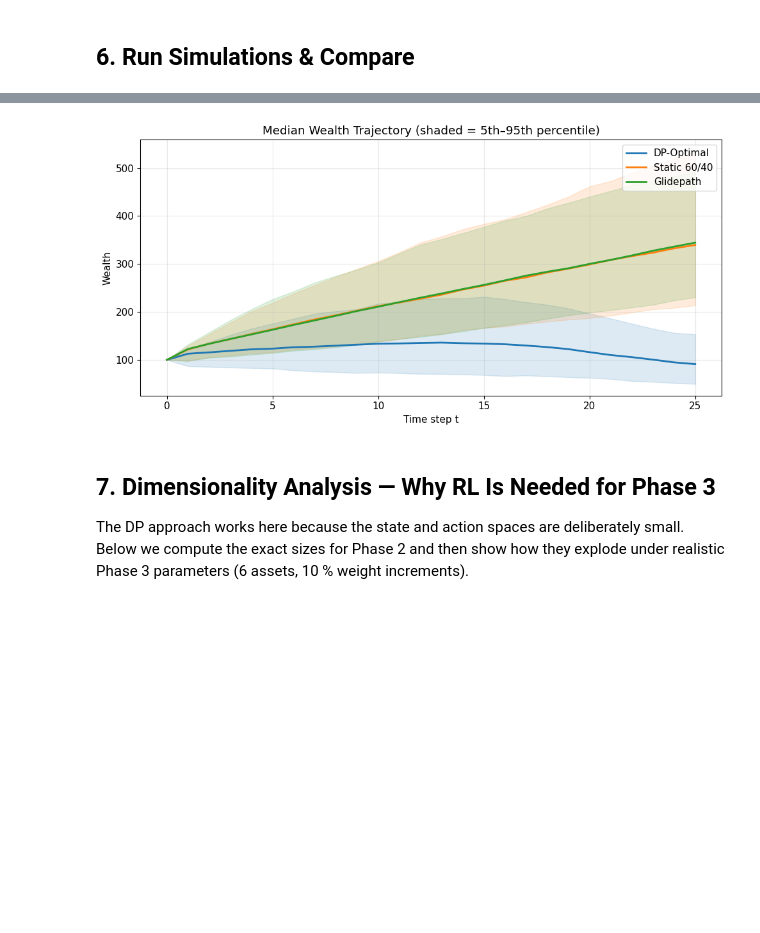
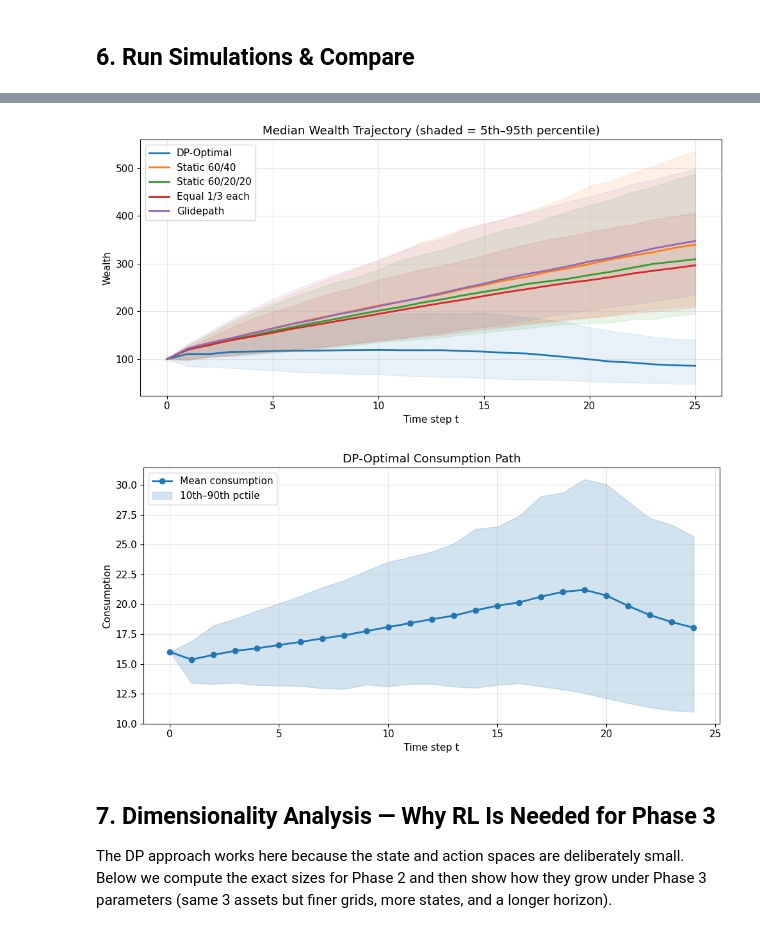
Before and after one commit to yuxiang-jack-zhang/CME241, a Jupyter notebook: project/phase2.ipynb, the cells around one changed output, grey strips where cells are left out. Drawn from its saved outputs; the diff is of its cells as text; code cells hidden in the pictures; blank space fills up the shorter version.

Commit message:
add phase 2 for project

```diff
--- a/project/phase2.ipynb
+++ b/project/phase2.ipynb
@@ -370,13 +376,18 @@ def glidepath_strategy(t, w, yi, zi):
 # %%
 N_SIM = 2000
 
-print("Simulating DP-optimal …")
-w_dp, a_dp, u_dp = simulate_paths(dp_strategy, N_SIM)
+strategies = [
+    ("DP-Optimal",      dp_strategy),
+    ("Static 60/40",    static_60_40_strategy),
+    ("Static 60/20/20", static_60_20_20_strategy),
+    ("Equal 1/3 each",  static_equal_strategy),
+    ("Glidepath",       glidepath_strategy),
+]
 
-print("Simulating Static 60/40 …")
-w_60, a_60, u_60 = simulate_paths(static_60_40_strategy, N_SIM)
-
-print("Simulating Glidepath …")
-w_gp, a_gp, u_gp = simulate_paths(glidepath_strategy, N_SIM)
+results = []
+for name, fn in strategies:
+    print(f"Simulating {name} …")
+    w, a, c, u = simulate_paths(fn, N_SIM)
+    results.append((name, w, a, c, u))
 print("Done.")
 # %% [output]
@@ -471,29 +489,45 @@ plt.show()
 # %%
-# ── Median wealth trajectory with 5th–95th percentile bands ──
+# Median wealth trajectory with 5th–95th percentile bands
 fig, ax = plt.subplots(figsize=(10, 5))
 ts = np.arange(T + 1)
+palette = ["#1f77b4", "#ff7f0e", "#2ca02c", "#d62728", "#9467bd"]
 
-for name, w, color in [("DP-Optimal", w_dp, "#1f77b4"),
-                         ("Static 60/40", w_60, "#ff7f0e"),
-                         ("Glidepath", w_gp, "#2ca02c")]:
+for (name, w, a, c, u), color in zip(results, palette):
     med = np.median(w, axis=0)
     p5  = np.percentile(w, 5, axis=0)
     p95 = np.percentile(w, 95, axis=0)
     ax.plot(ts, med, label=name, color=color, linewidth=2)
-    ax.fill_between(ts, p5, p95, alpha=0.15, color=color)
+    ax.fill_between(ts, p5, p95, alpha=0.1, color=color)
 
 ax.set_xlabel("Time step t")
 ax.set_ylabel("Wealth")
 ax.set_title("Median Wealth Trajectory (shaded = 5th–95th percentile)")
 ax.legend()
 plt.tight_layout()
 plt.show()
+
+# DP-Optimal consumption path with percentile bands
+dp_cons = results[0][3]
+fig, ax = plt.subplots(figsize=(10, 5))
+t_axis = np.arange(T)
+mean_c = dp_cons.mean(axis=0)
+p10_c = np.percentile(dp_cons, 10, axis=0)
+p90_c = np.percentile(dp_cons, 90, axis=0)
+ax.plot(t_axis, mean_c, "o-", linewidth=2, color="#1f77b4", label="Mean consumption")
+ax.fill_between(t_axis, p10_c, p90_c, alpha=0.2, color="#1f77b4", label="10th–90th pctile")
+ax.set_xlabel("Time step t")
+ax.set_ylabel("Consumption")
+ax.set_title("DP-Optimal Consumption Path")
+ax.legend()
+plt.tight_layout()
+plt.show()
 # %% [output]
-[figure, old version]
+[figure, new version]
+[figure, added]
 # %% [markdown]
 ## 7. Dimensionality Analysis — Why RL Is Needed for Phase 3
 
 The DP approach works here because the state and action spaces are deliberately small.
-Below we compute the exact sizes for Phase 2 and then show how they explode under
-realistic Phase 3 parameters (6 assets, 10 % weight increments).
+Below we compute the exact sizes for Phase 2 and then show how they grow under
+Phase 3 parameters (same 3 assets but finer grids, more states, and a longer horizon).
 # %%
```
Also changed, not shown: parts of 10 cells of this notebook, 1 other file.
